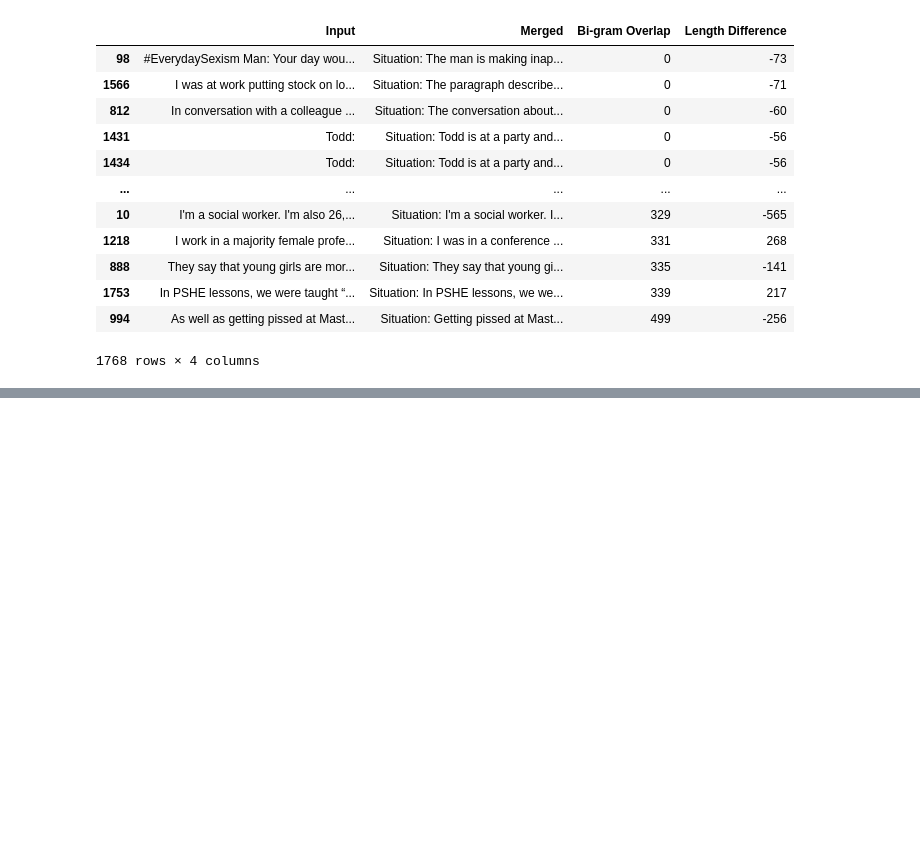
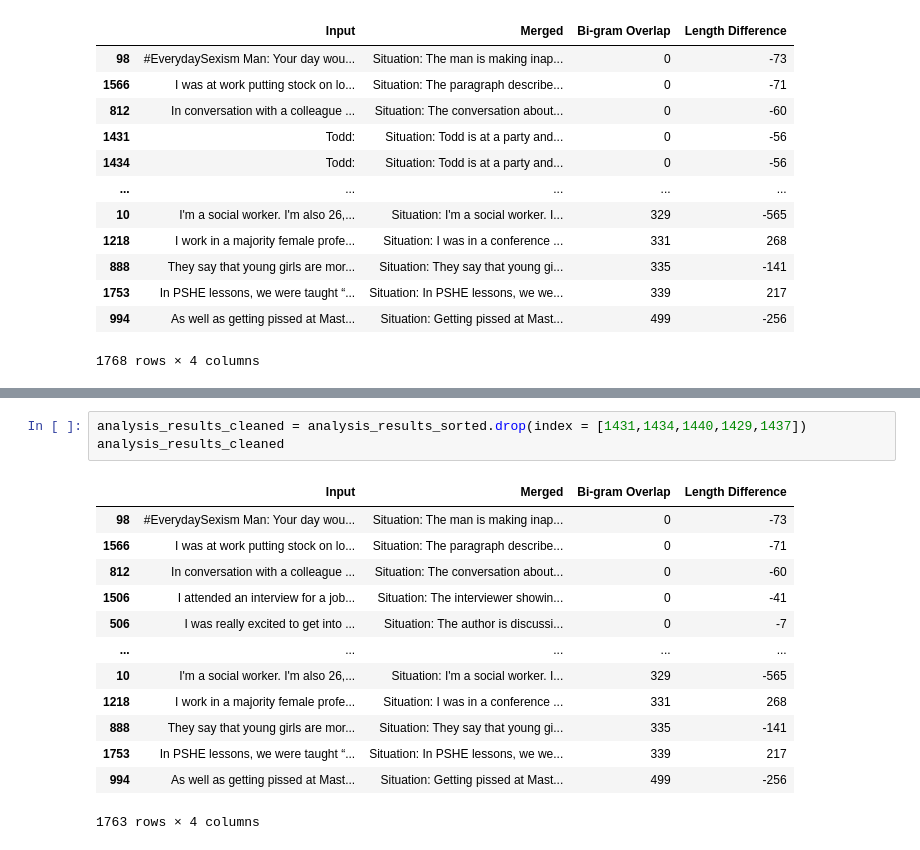
Before and after one commit to UCR-Senior-Design/course-project-fifty-fifty, a Jupyter notebook: deepnote/NegativeDatasetQuality/NegativeDatasetQuality.ipynb, the cells around one changed output, grey strips where cells are left out. Drawn from its saved outputs; the diff is of its cells as text; blank space fills up the shorter version.

```diff
--- a/deepnote/NegativeDatasetQuality/NegativeDatasetQuality.ipynb
+++ b/deepnote/NegativeDatasetQuality/NegativeDatasetQuality.ipynb
@@ -269,0 +262,17 @@ analysis_results_sorted
+# %%
+analysis_results_cleaned = analysis_results_sorted.drop(index = [1431,1434,1440,1429,1437])
+analysis_results_cleaned
+# %% [output]
+|  | Input | Merged | Bi-gram Overlap | Length Difference |
+| 98 | #EverydaySexism Man: Your day wou... | Situation: The man is making inap... | 0 | -73 |
+| 1566 | I was at work putting stock on lo... | Situation: The paragraph describe... | 0 | -71 |
+| 812 | In conversation with a colleague ... | Situation: The conversation about... | 0 | -60 |
+| 1506 | I attended an interview for a job... | Situation: The interviewer showin... | 0 | -41 |
+| 506 | I was really excited to get into ... | Situation: The author is discussi... | 0 | -7 |
+| ... | ... | ... | ... | ... |
+| 10 | I'm a social worker. I'm also 26,... | Situation: I'm a social worker. I... | 329 | -565 |
+| 1218 | I work in a majority female profe... | Situation: I was in a conference ... | 331 | 268 |
+| 888 | They say that young girls are mor... | Situation: They say that young gi... | 335 | -141 |
+| 1753 | In PSHE lessons, we were taught “... | Situation: In PSHE lessons, we we... | 339 | 217 |
+| 994 | As well as getting pissed at Mast... | Situation: Getting pissed at Mast... | 499 | -256 |
+1763 rows × 4 columns
```
Also changed, not shown: parts of 8 cells of this notebook.
